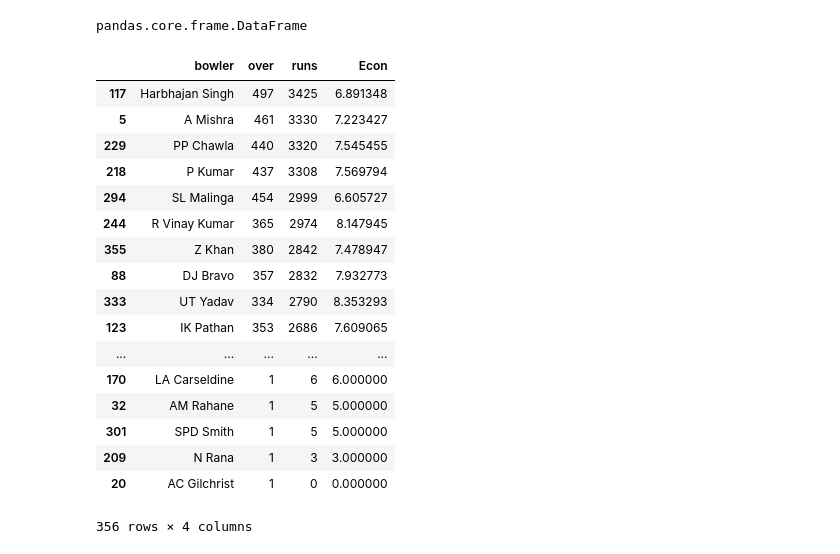
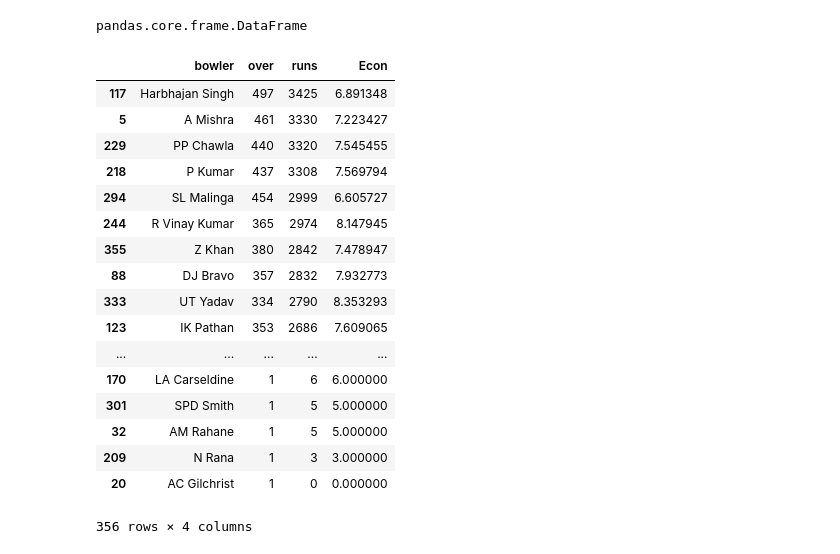
Before and after one commit to saradakuppa/Kaggle-IPL-Dataset, a Jupyter notebook: IPL.ipynb, the cells around one changed output. Cells and saved outputs as stored; diff of their text form; code cells hidden in the pictures.

Commit message:
Top bowlers

```diff
--- a/IPL.ipynb
+++ b/IPL.ipynb
@@ -1153,24 +1153,24 @@ topBowlers = bwlrs['over', 'runs'].sum().reset_index()
 topBowlers = topBowlers.sort_values(by='runs', ascending=False)
 # %%
 topBowlers['Econ'] = topBowlers['runs'] / topBowlers['over']
-# %%
-topBowlers = topBowlers.sort_values(by='Econ')
-# %% [output]
-|  | bowler | over | runs | Econ |
-| 117 | Harbhajan Singh | 497 | 3425 | 6.891348 |
-| 5 | A Mishra | 461 | 3330 | 7.223427 |
-| 229 | PP Chawla | 440 | 3320 | 7.545455 |
-| 218 | P Kumar | 437 | 3308 | 7.569794 |
-| 294 | SL Malinga | 454 | 2999 | 6.605727 |
-| 244 | R Vinay Kumar | 365 | 2974 | 8.147945 |
-| 355 | Z Khan | 380 | 2842 | 7.478947 |
-| 88 | DJ Bravo | 357 | 2832 | 7.932773 |
-| 333 | UT Yadav | 334 | 2790 | 8.353293 |
-| 123 | IK Pathan | 353 | 2686 | 7.609065 |
-| ... | ... | ... | ... | ... |
-| 170 | LA Carseldine | 1 | 6 | 6.000000 |
-| 32 | AM Rahane | 1 | 5 | 5.000000 |
-| 301 | SPD Smith | 1 | 5 | 5.000000 |
-| 209 | N Rana | 1 | 3 | 3.000000 |
-| 20 | AC Gilchrist | 1 | 0 | 0.000000 |
-356 rows × 4 columns
+# %%
+topBowlers
+# %% [output]
+|  | bowler | over | runs | Econ |
+| 117 | Harbhajan Singh | 497 | 3425 | 6.891348 |
+| 5 | A Mishra | 461 | 3330 | 7.223427 |
+| 229 | PP Chawla | 440 | 3320 | 7.545455 |
+| 218 | P Kumar | 437 | 3308 | 7.569794 |
+| 294 | SL Malinga | 454 | 2999 | 6.605727 |
+| 244 | R Vinay Kumar | 365 | 2974 | 8.147945 |
+| 355 | Z Khan | 380 | 2842 | 7.478947 |
+| 88 | DJ Bravo | 357 | 2832 | 7.932773 |
+| 333 | UT Yadav | 334 | 2790 | 8.353293 |
+| 123 | IK Pathan | 353 | 2686 | 7.609065 |
+| ... | ... | ... | ... | ... |
+| 170 | LA Carseldine | 1 | 6 | 6.000000 |
+| 301 | SPD Smith | 1 | 5 | 5.000000 |
+| 32 | AM Rahane | 1 | 5 | 5.000000 |
+| 209 | N Rana | 1 | 3 | 3.000000 |
+| 20 | AC Gilchrist | 1 | 0 | 0.000000 |
+356 rows × 4 columns
```
